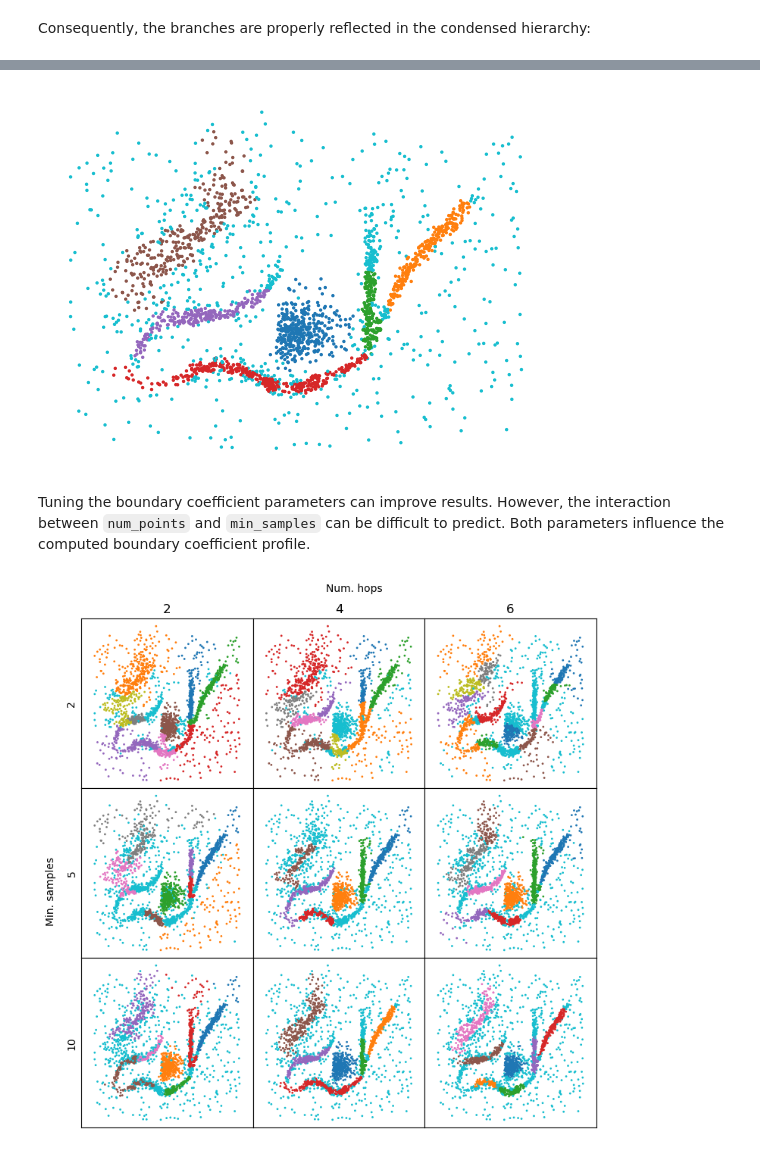
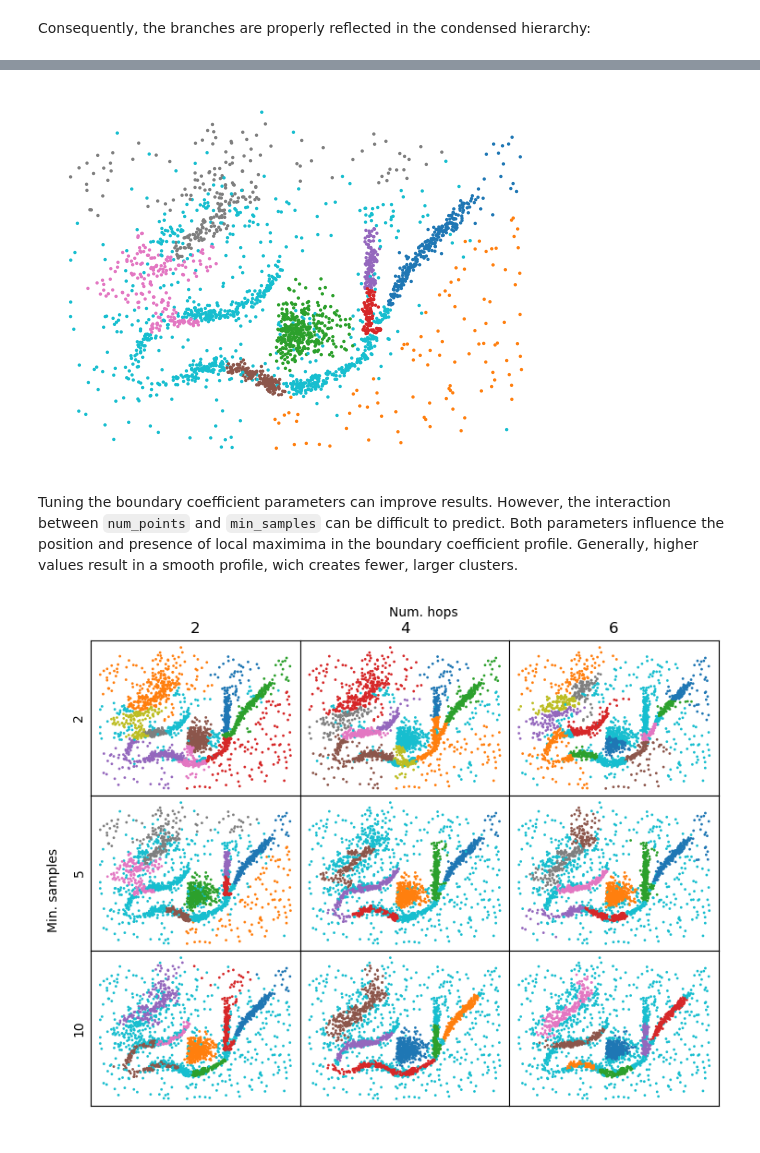
Before and after one commit to vda-lab/fast_hbcc, a Jupyter notebook: notebooks/HBCC.ipynb, the cells around one changed output, grey strips where cells are left out. Drawn from its saved outputs; the diff is of its cells as text; code cells hidden in the pictures.

Commit message:
add sub cluster detection

```diff
--- a/notebooks/HBCC.ipynb
+++ b/notebooks/HBCC.ipynb
@@ -140,27 +140,24 @@ more complicated datasets.
 # %%
 data = np.load('data/flareable/flared_clusterable_data.npy')
 # %%
-c = HBCC(
-    num_hops=4,
-    min_samples=10,
-    min_cluster_size=100,
-    cluster_selection_method="leaf",
-).fit(data)
+c = HBCC(min_cluster_size=100, cluster_selection_method="leaf").fit(data)
 kwargs["s"] = 2
 plt.scatter(*data.T, c=c.labels_ % 10, **kwargs)
 plt.axis("off")
 plt.show()
 # %% [output]
-[figure, old version]
+[figure, new version]
 # %% [markdown]
 Tuning the boundary coefficient parameters can improve results. However, the
 interaction between `num_points` and `min_samples` can be difficult to predict.
-Both parameters influence the computed boundary coefficient profile.
+Both parameters influence the position and presence of local maximima in the
+boundary coefficient profile. Generally, higher values result in a smooth
+profile, wich creates fewer, larger clusters.
 # %%
 hops = [2, 4, 6]
 samples = [2, 5, 10]
 kwargs["s"] = 1
-plt.figure(figsize=(8, 8))
+plt.figure(figsize=(8, 6))
 cnt = 1
 for samples in samples:
     for hop in hops:
@@ -172,32 +169,31 @@ for samples in samples:
         ).fit(data)
         plt.subplot(3, 3, cnt)
         if samples == 2:
             plt.title(hop)
         if hop == 2:
             plt.ylabel(samples)
-        plt.axis("equal")
         plt.scatter(*data.T, c=c.labels_ % 10, **kwargs)
         plt.xticks([])
         plt.yticks([])
         cnt += 1
 plt.text(
     0,
     0.5,
     "Min. samples",
     rotation=90,
     va="center",
     ha="center",
     transform=plt.gcf().transFigure,
 )
 plt.text(
     0.5,
     1,
     "Num. hops",
     va="center",
     ha="center",
     transform=plt.gcf().transFigure,
 )
 plt.subplots_adjust(left=0.05, top=0.95, wspace=0, hspace=0)
 plt.show()
 # %% [output]
-[figure, old version]
+[figure, new version]
```
Also changed, not shown: parts of 9 cells of this notebook, 5 other files.
